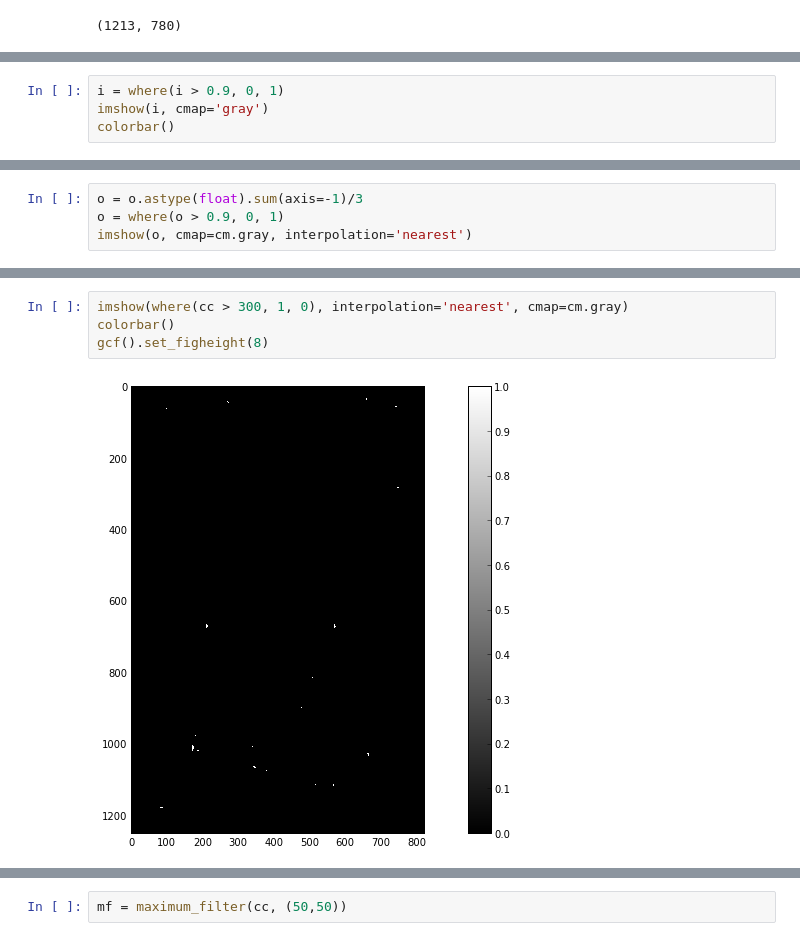
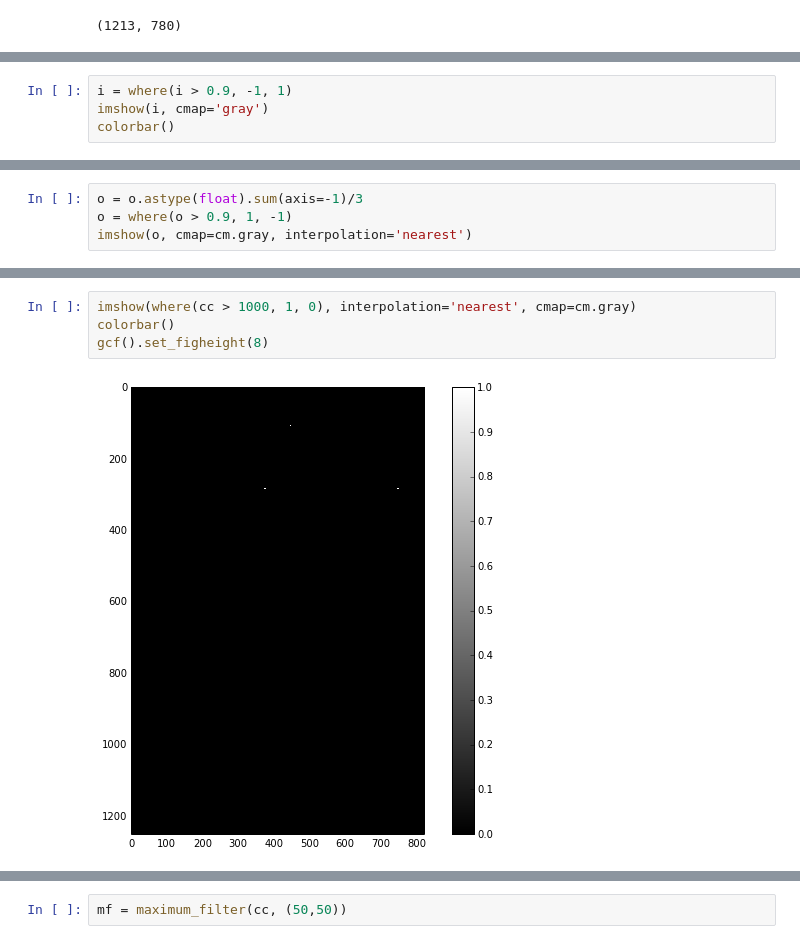
Before and after one commit to mantaraya36/201A-ipython, a Jupyter notebook: Variance and Correlation.ipynb, the cells around one changed output, grey strips where cells are left out. Saved outputs shown, nothing was run; the diff lists cells and outputs as text.

```diff
--- a/Variance and Correlation.ipynb
+++ b/Variance and Correlation.ipynb
@@ -343,5 +354,5 @@ colorbar()
 # %%
-i = where(i > 0.9, 0, 1)
+i = where(i > 0.9, -1, 1)
 imshow(i, cmap='gray')
 colorbar()
 # %% [output]
@@ -357,6 +368,6 @@ colorbar()
 # %%
 o = o.astype(float).sum(axis=-1)/3
-o = where(o > 0.9, 0, 1)
+o = where(o > 0.9, 1, -1)
 imshow(o, cmap=cm.gray, interpolation='nearest')
 # %% [output]
 <matplotlib.image.AxesImage at 0x...>
@@ -384,9 +395,9 @@ gcf().set_figheight(8)
 # %%
-imshow(where(cc > 300, 1, 0), interpolation='nearest', cmap=cm.gray)
+imshow(where(cc > 1000, 1, 0), interpolation='nearest', cmap=cm.gray)
 colorbar()
 gcf().set_figheight(8)
 # %% [output]
-[figure, old version]
+[figure, new version]
 # %%
 from scipy.ndimage.filters import maximum_filter
 
```
Also changed, not shown: parts of 36 cells of this notebook.
